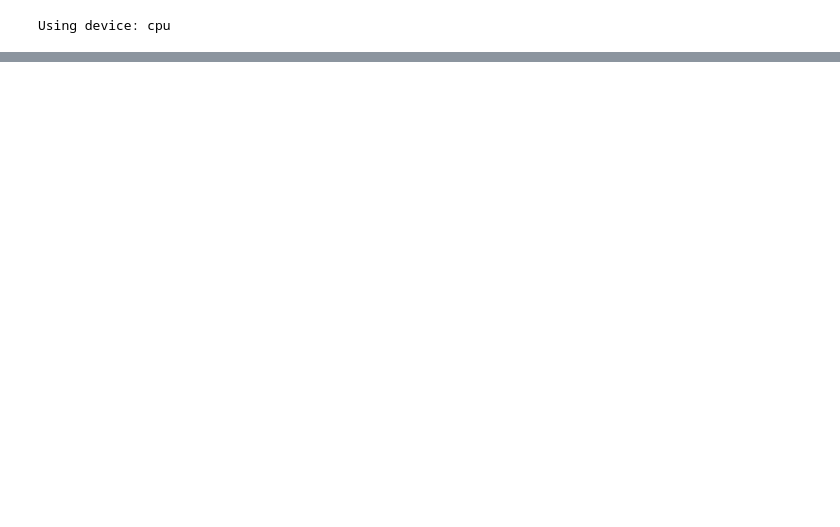
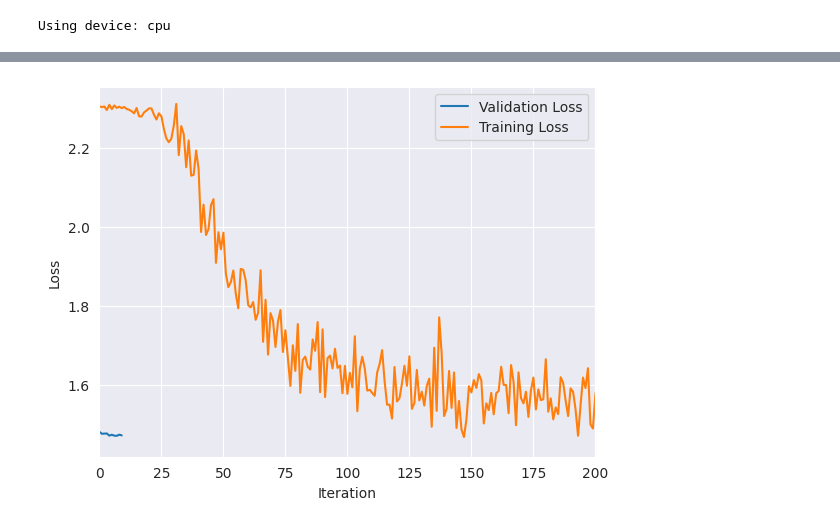
Before and after one commit to IsacPasianotto/federatedlearning, a Jupyter notebook: network.ipynb, the cells around one changed output, grey strips where cells are left out. Drawn from its saved outputs; the diff is of its cells as text; code cells hidden in the pictures; blank space fills up the shorter version.

```diff
--- a/network.ipynb
+++ b/network.ipynb
@@ -150,3 +228,23 @@ model = brain_classifier()
+# %%
+
+# Define the transformations
+transform = transforms.Compose([
+    transforms.ToTensor(),  # Converts to float32 and scales to [0, 1]
+    transforms.Normalize((0.5,), (0.5,))  # Normalize with mean 0.5 and std 0.5 (example values, adjust if needed)
+])
+
+# Load the dataset
+train_dataset = datasets.MNIST(root='./data', train=True, transform=transform, download=True)
+val_dataset = datasets.MNIST(root='./data', train=False, transform=transform, download=True)
+
+# # Create data loaders
+# train_loader = DataLoader(data, batch_size=32, shuffle=True)
+# val_loader = DataLoader(data, batch_size=32, shuffle=False)
+train_loader = DataLoader(train_dataset, batch_size=32, shuffle=True)
+val_loader = DataLoader(val_dataset, batch_size=32, shuffle=False)
 # %%
-train_losses, val_losses = train(model, data, data, epochs=10, lr=0.001)
+
+# Example instantiation and training
+model = minst_classifier()
+train_losses, val_losses = train(model, train_loader, val_loader, epochs=10, lr=0.001)
 # %% [output]
@@ -155,0 +268,12 @@ RuntimeError: Input type (unsigned char) and bias type (float) should be the sam
+# %%
+# plot the losses
+plt.plot(val_losses, label='Validation Loss')
+plt.plot(train_losses, label='Training Loss')
+
+plt.xlabel('Iteration')
+plt.ylabel('Loss')
+plt.legend()
+plt.xlim(0, 200)
+plt.show()
+# %% [output]
+[figure, added]
```
Also changed, not shown: parts of 13 cells of this notebook, 3 other files.
